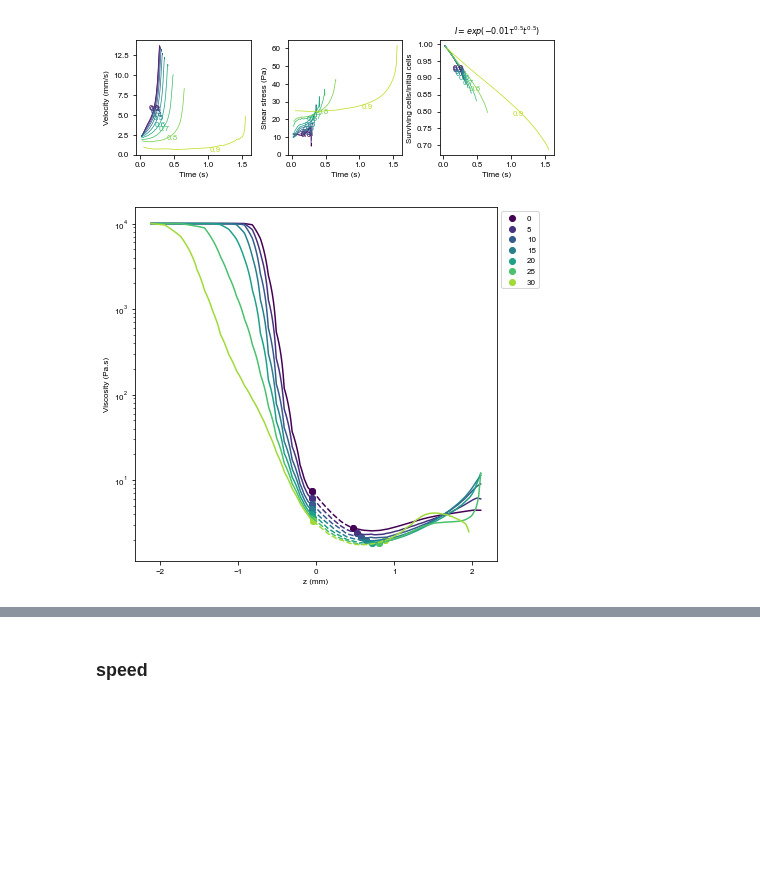
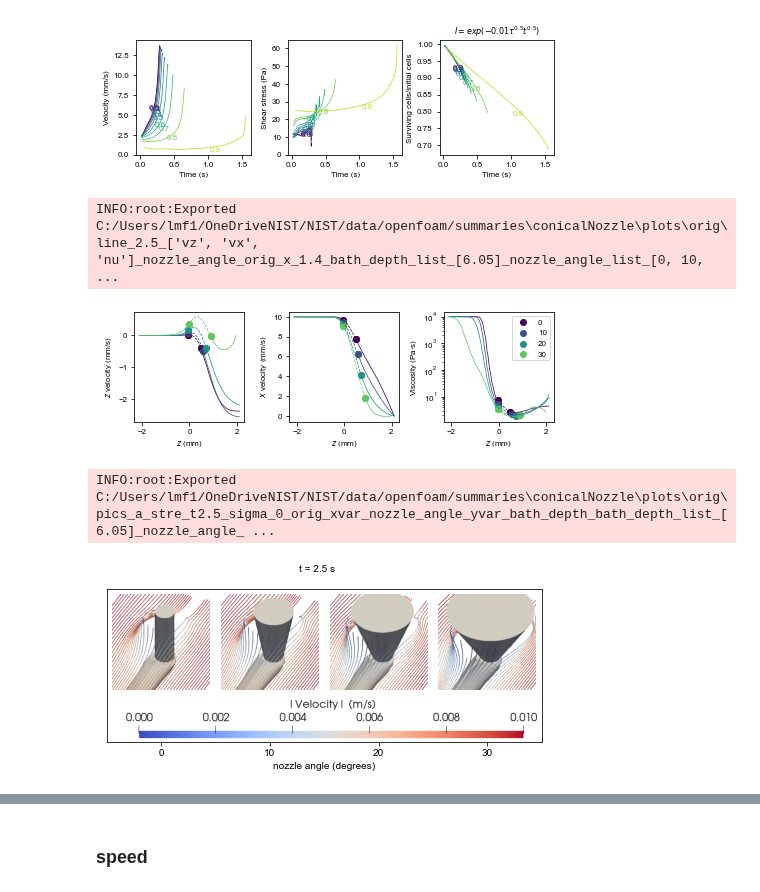
Before and after one commit to usnistgov/openfoamEmbedded3DP, a Jupyter notebook: pythonscripts/interfacemetrics_conicalNozzle.ipynb, the cells around one changed output, grey strips where cells are left out. Drawn from its saved outputs; the diff is of its cells as text; code cells hidden in the pictures; blank space fills up the shorter version.

Commit message:
updated plotting tools

```diff
--- a/pythonscripts/interfacemetrics_conicalNozzle.ipynb
+++ b/pythonscripts/interfacemetrics_conicalNozzle.ipynb
@@ -155,6 +190,15 @@ INFO:root:Exported C:/Users/lmf1/OneDriveNIST/NIST/data/openfoam/summaries\conic
 [figure]
 # %%
 topfolder = os.path.join(SERVERFOLDER, 'orig')
-linePlots0(topfolder, EXPORTFOLDER, 'nozzle_angle', 2.5, 6.5, mode='nu', x=1.4, bath_depth_list=[6.05], export=False)
+linePlots0(topfolder, EXPORTFOLDER, 'nozzle_angle', 2.5, imsize=6.5, yvar=['vz', 'vx', 'nu'],
+           x=1.4, bath_depth_list=[6.05], nozzle_angle_list=[0,10,20,30], export=True, overwrite=True)
 # %% [output]
+INFO:root:Exported C:/Users/lmf1/OneDriveNIST/NIST/data/openfoam/summaries\conicalNozzle\plots\orig\line_2.5_['vz', 'vx', 'nu']_nozzle_angle_orig_x_1.4_bath_depth_list_[6.05]_nozzle_angle_list_[0, 10, ...
-[figure, old version]
+[figure, new version]
+# %%
+topfolder = os.path.join(SERVERFOLDER, 'orig')
+picPlots0(topfolder, EXPORTFOLDER, 2.5, 0, tag='a_stre', overwrite=True, xvar='nozzle_angle', yvar='bath_depth'
+          , bath_depth_list=[6.05], nozzle_angle_list=[0,10,20,30], imsize=8)
+# %% [output]
+INFO:root:Exported C:/Users/lmf1/OneDriveNIST/NIST/data/openfoam/summaries\conicalNozzle\plots\orig\pics_a_stre_t2.5_sigma_0_orig_xvar_nozzle_angle_yvar_bath_depth_bath_depth_list_[6.05]_nozzle_angle_ ...
+[figure, added]
```
Also changed, not shown: parts of 29 cells of this notebook, 12 other files.
